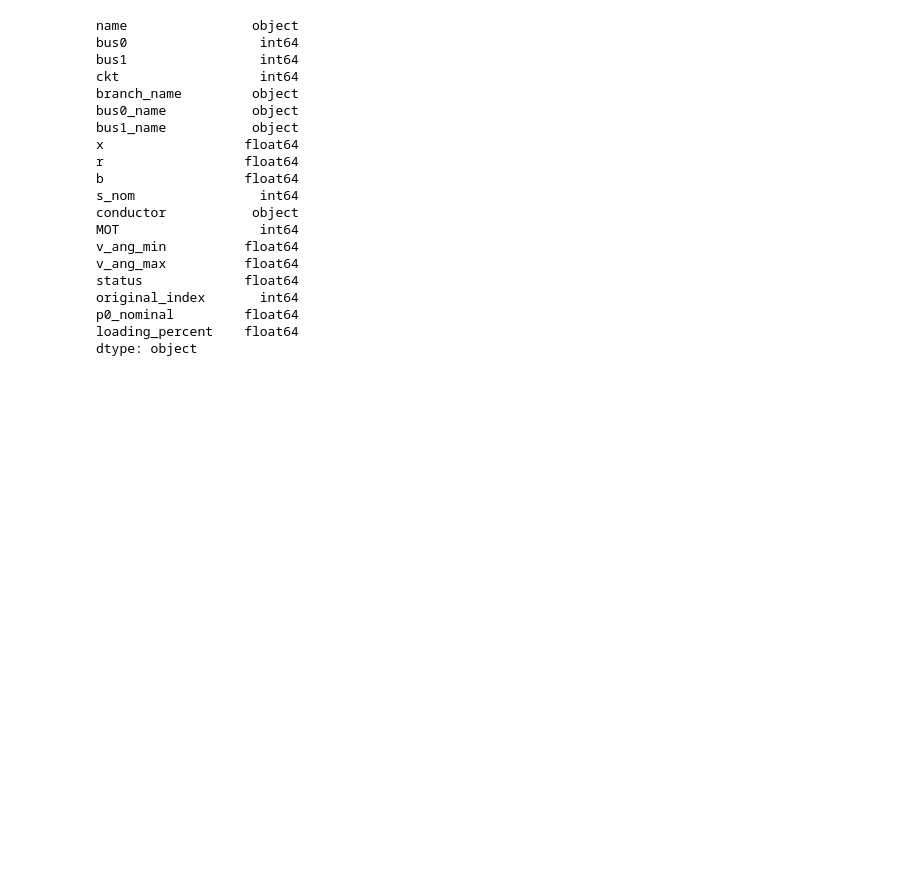
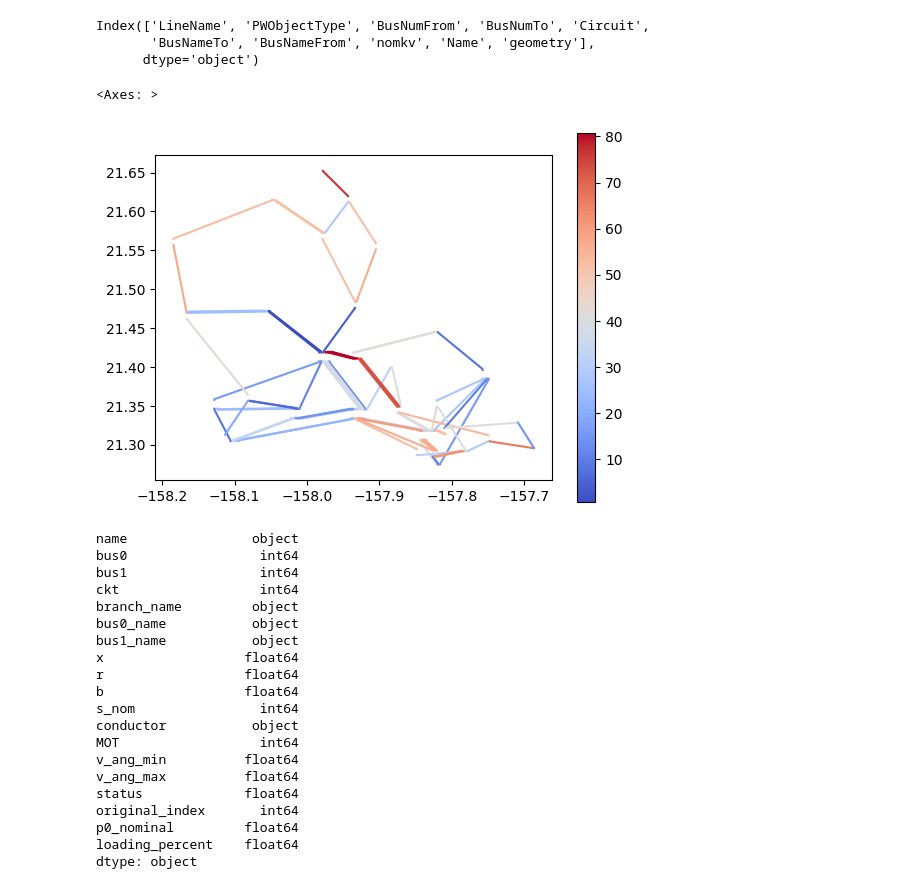
Before and after one commit to AvaS11/HackOHI-O-2025, a Jupyter notebook: notebook.ipynb, the cells around one changed output. Saved outputs shown, nothing was run; the diff lists cells and outputs as text; code cells hidden in the pictures; blank space fills up the shorter version.

Commit message:
finish merge

```diff
--- a/notebook.ipynb
+++ b/notebook.ipynb
@@ -24,3 +58,24 @@ df.head()
+# %%
+lines_geo = gpd.read_file('oneline_lines.geojson')
+lines_geo.columns
+# %% [output]
+Index(['LineName', 'PWObjectType', 'BusNumFrom', 'BusNumTo', 'Circuit',
+       'BusNameTo', 'BusNameFrom', 'nomkv', 'Name', 'geometry'],
+      dtype='object')
+# %%
+import geopandas as gpd
+
+# Load the geojson
+lines_geo = gpd.read_file('oneline_lines.geojson')
+
+# Merge with your main DataFrame (df) using the matching line name
+geo_df = lines_geo.merge(df, left_on='Name', right_on='name')
+
+# Plot line loading percentages on the map
+geo_df.plot(column='loading_percent', legend=True, cmap='coolwarm')
+# %% [output]
+<Axes: >
+[figure, added]
 # %%
 #print data types
 print(df.dtypes)
```
Also changed, not shown: parts of 3 cells of this notebook.
